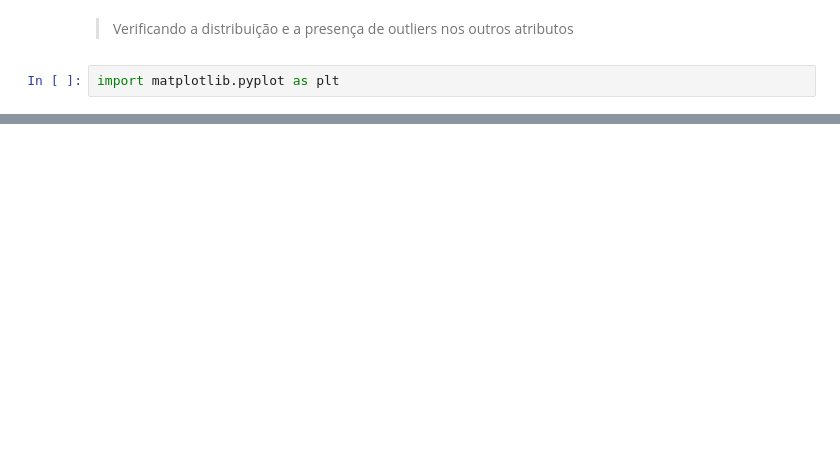
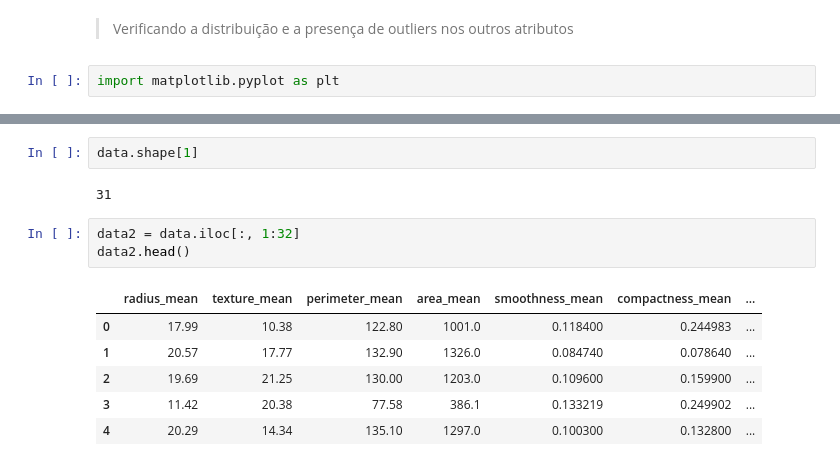
Before and after one commit to eldercamposds/Breast-Cancer-Wisconsin-Diagnostic-Data-Set., a Jupyter notebook: Breast_Cancer_Wisconsin_(Diagnostic)_Data_Set.ipynb, the cells around one changed output, grey strips where cells are left out. Drawn from its saved outputs; the diff is of its cells as text; blank space fills up the shorter version.

```diff
--- a/Breast_Cancer_Wisconsin_(Diagnostic)_Data_Set.ipynb
+++ b/Breast_Cancer_Wisconsin_(Diagnostic)_Data_Set.ipynb
@@ -247,0 +245,14 @@ SeriesGroupBy.grouper is deprecated and will be removed in a future version of p
+# %%
+data.shape[1]
+# %% [output]
+31
+# %%
+data2 = data.iloc[:, 1:32]
+data2.head()
+# %% [output]
+|  | radius_mean | texture_mean | perimeter_mean | area_mean | smoothness_mean | compactness_mean | ... |
+| 0 | 17.99 | 10.38 | 122.80 | 1001.0 | 0.118400 | 0.244983 | ... |
+| 1 | 20.57 | 17.77 | 132.90 | 1326.0 | 0.084740 | 0.078640 | ... |
+| 2 | 19.69 | 21.25 | 130.00 | 1203.0 | 0.109600 | 0.159900 | ... |
+| 3 | 11.42 | 20.38 | 77.58 | 386.1 | 0.133219 | 0.249902 | ... |
+| 4 | 20.29 | 14.34 | 135.10 | 1297.0 | 0.100300 | 0.132800 | ... |
```
Also changed, not shown: parts of 18 cells of this notebook.
